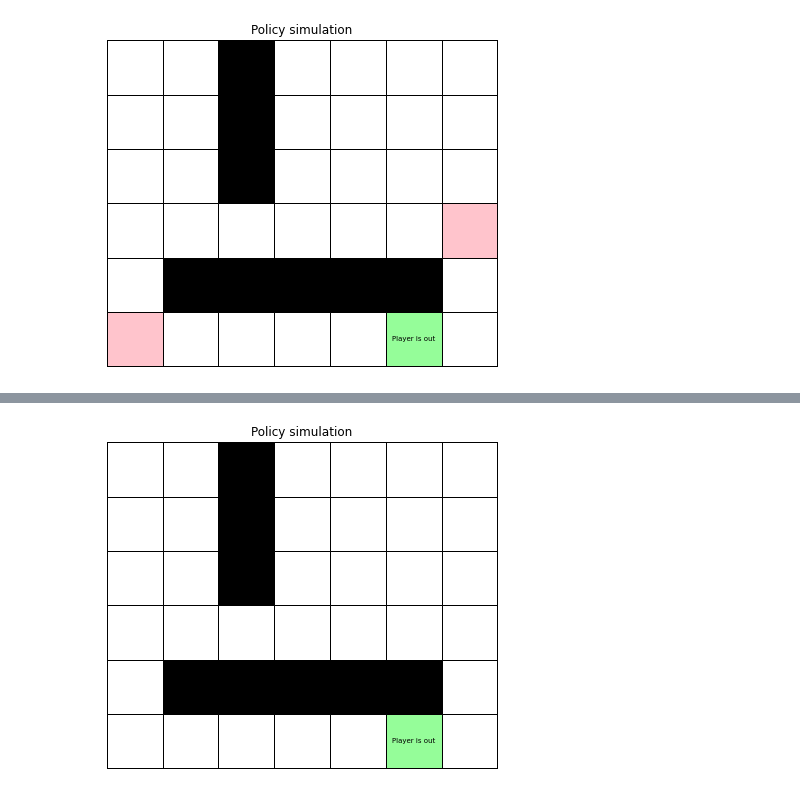
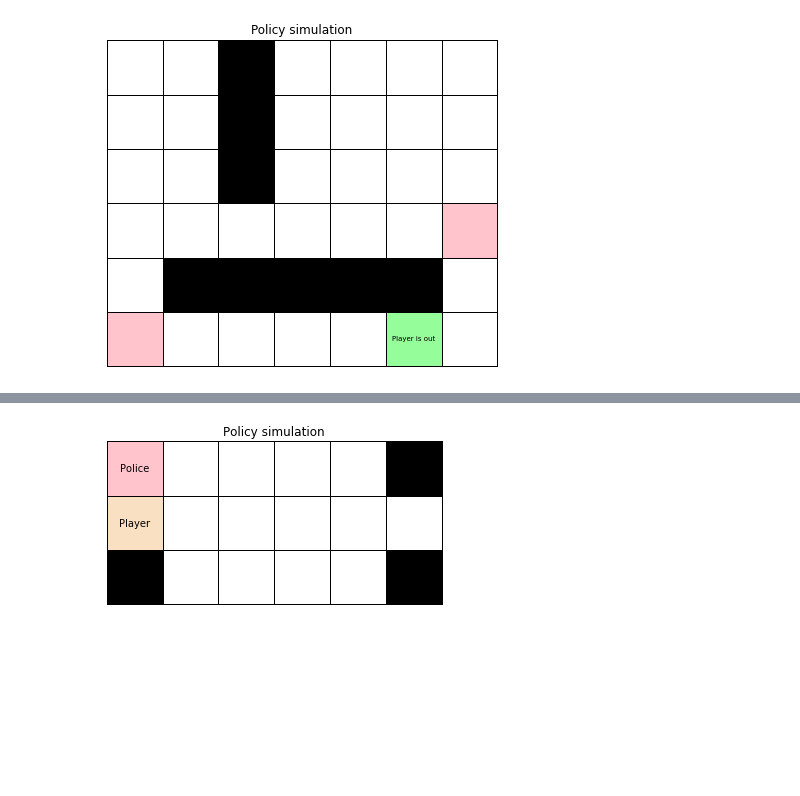
Before and after one commit to Jonrunar95/EL2805, a Jupyter notebook: Lab1/lab1.ipynb, the cells around one changed output, grey strips where cells are left out. Cells and saved outputs as stored; diff of their text form; code cells hidden in the pictures; blank space fills up the shorter version.

```diff
--- a/Lab1/lab1.ipynb
+++ b/Lab1/lab1.ipynb
@@ -292,4 +288,4 @@ w = np.array([
 # %%
 # Create an environment maze
-env = mz.Maze(maze, weights=w)
-# env.show()
+env = mz.Maze(maze)
+#env.show()
@@ -319,13 +313,15 @@ Run the following python code to obtain the optimal solution of the newly formul
 # %%
 # Discount Factor
-gamma   = 0.50;
+gamma   = 0.95
 # Accuracy treshold
-epsilon = 0.001;
+epsilon = 0.0001
 V, policy = mz.value_iteration(env, gamma, epsilon)
-method = 'ValIter';
-start  = (0,0);
-path = env.simulate(start, policy, method)
-# Show the shortest path
-mz.animate_solution(maze, path)
-# %% [output]
-[figure, removed]
+# %%
+method = 'ValIter'
+start  = (0, 0, 1, 2)
+path = env.simulate(start, policy, method)
+# %%
+# Show the shortest path
+mz.animate_solution(maze, path, start)
+# %% [output]
+[figure, added]
```
Also changed, not shown: parts of 18 cells of this notebook, 3 other files.
